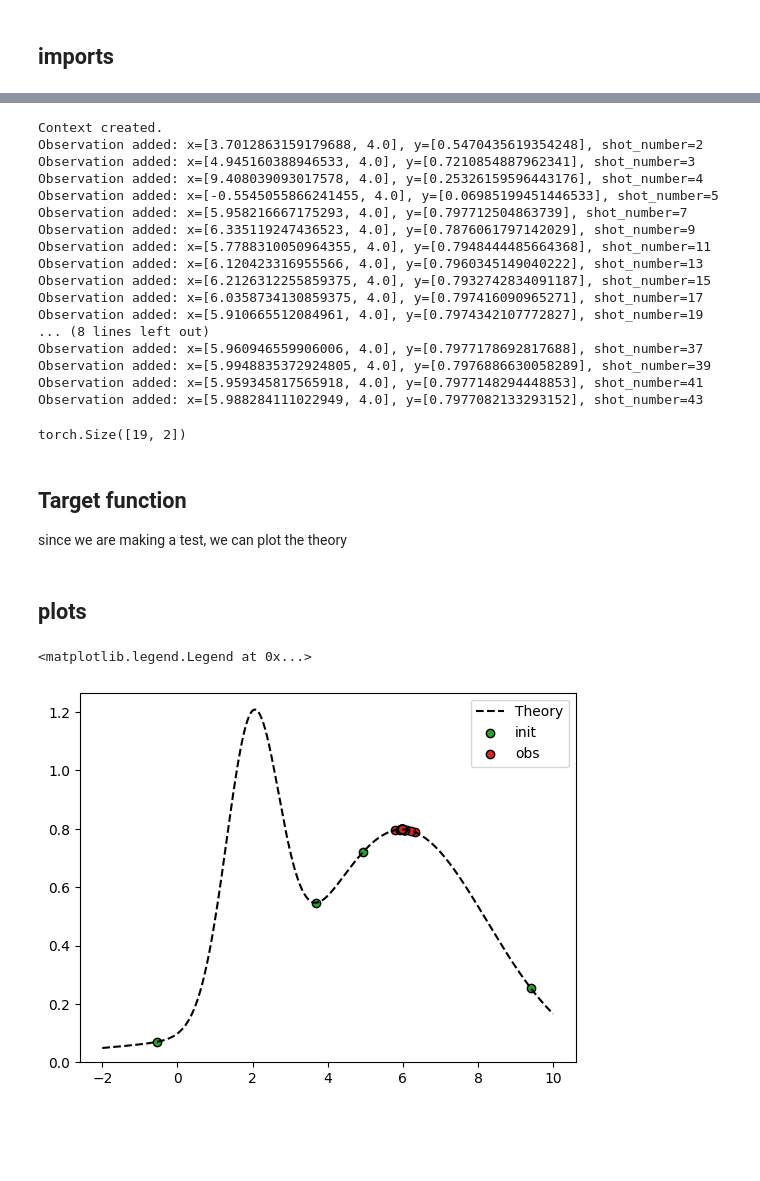
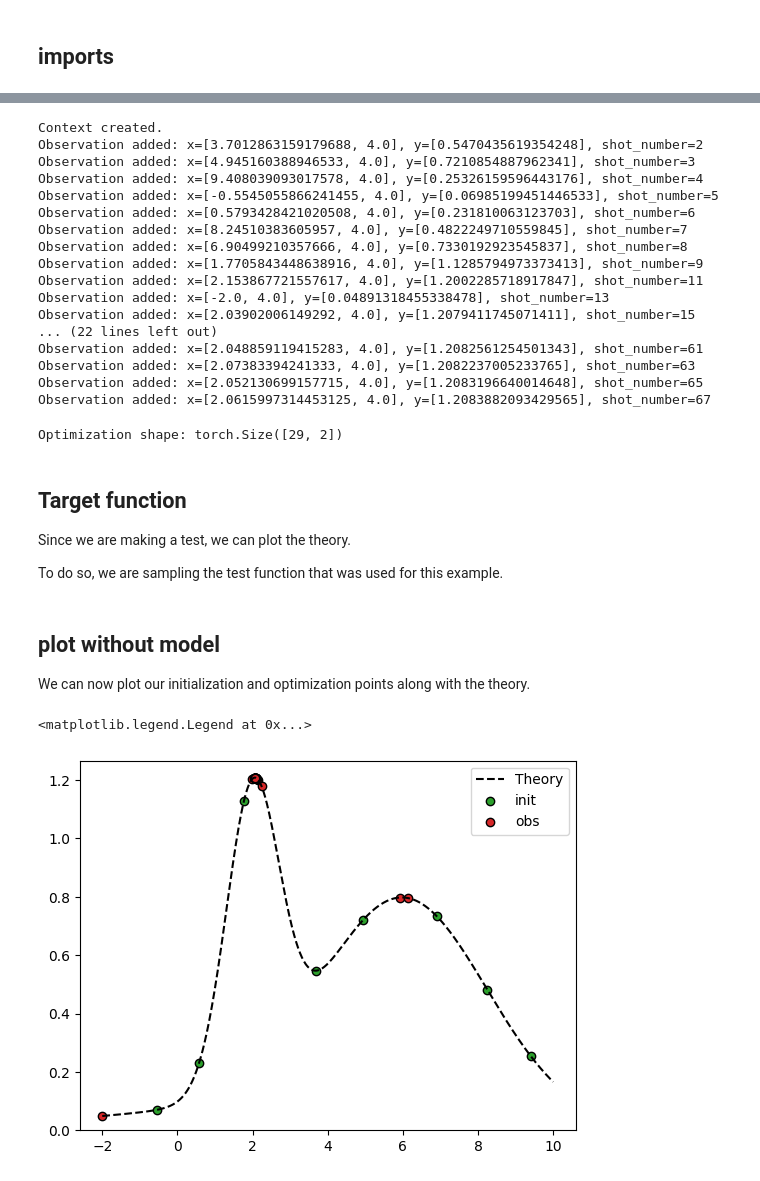
Before and after one commit to SemionTche/laplace_opt, a Jupyter notebook: examples/1i_1o.ipynb, the cells around one changed output, grey strips where cells are left out. Saved outputs shown, nothing was run; the diff lists cells and outputs as text; code cells hidden in the pictures; blank space fills up the shorter version.

```diff
--- a/examples/1i_1o.ipynb
+++ b/examples/1i_1o.ipynb
@@ -60,6 +35,6 @@ Observation added: x=[5.988284111022949, 4.0], y=[0.7977082133293152], shot_numb
 # %%
-folder = "data/model_observations/"
-file = "model_observations_000001.pt"
+folder = "data/1i_1o_not_noisy_working/"
+file = "1d_1o_not_noisy_working.pt"
 
 pa = PostAnalysis(path=folder + file)
 # %% [output]
@@ -90,33 +79,35 @@ torch.Size([4, 2])
 # %%
-ctx_obs = pa.get_context_at_step(step=None)  # None means all steps
+ctx_opt = pa.get_context_at_step(step=None)  # None means all steps, you can also use "pa.get_final_context()"
 # %% [output]
 Context created.
 Observation added: x=[3.7012863159179688, 4.0], y=[0.5470435619354248], shot_number=2
 Observation added: x=[4.945160388946533, 4.0], y=[0.7210854887962341], shot_number=3
 Observation added: x=[9.408039093017578, 4.0], y=[0.25326159596443176], shot_number=4
 Observation added: x=[-0.5545055866241455, 4.0], y=[0.06985199451446533], shot_number=5
-Observation added: x=[5.958216667175293, 4.0], y=[0.797712504863739], shot_number=7
-Observation added: x=[6.335119247436523, 4.0], y=[0.7876061797142029], shot_number=9
-Observation added: x=[5.7788310050964355, 4.0], y=[0.7948444485664368], shot_number=11
-Observation added: x=[6.120423316955566, 4.0], y=[0.7960345149040222], shot_number=13
-Observation added: x=[6.2126312255859375, 4.0], y=[0.7932742834091187], shot_number=15
-Observation added: x=[6.0358734130859375, 4.0], y=[0.797416090965271], shot_number=17
-Observation added: x=[5.910665512084961, 4.0], y=[0.7974342107772827], shot_number=19
-... (8 lines left out)
-Observation added: x=[5.960946559906006, 4.0], y=[0.7977178692817688], shot_number=37
-Observation added: x=[5.9948835372924805, 4.0], y=[0.7976886630058289], shot_number=39
-Observation added: x=[5.959345817565918, 4.0], y=[0.7977148294448853], shot_number=41
-Observation added: x=[5.988284111022949, 4.0], y=[0.7977082133293152], shot_number=43
+Observation added: x=[0.5793428421020508, 4.0], y=[0.231810063123703], shot_number=6
+Observation added: x=[8.24510383605957, 4.0], y=[0.4822249710559845], shot_number=7
+Observation added: x=[6.90499210357666, 4.0], y=[0.7330192923545837], shot_number=8
+Observation added: x=[1.7705843448638916, 4.0], y=[1.1285794973373413], shot_number=9
+Observation added: x=[2.153867721557617, 4.0], y=[1.2002285718917847], shot_number=11
+Observation added: x=[-2.0, 4.0], y=[0.04891318455338478], shot_number=13
+Observation added: x=[2.03902006149292, 4.0], y=[1.2079411745071411], shot_number=15
+... (22 lines left out)
+Observation added: x=[2.048859119415283, 4.0], y=[1.2082561254501343], shot_number=61
+Observation added: x=[2.07383394241333, 4.0], y=[1.2082237005233765], shot_number=63
+Observation added: x=[2.052130699157715, 4.0], y=[1.2083196640014648], shot_number=65
+Observation added: x=[2.0615997314453125, 4.0], y=[1.2083882093429565], shot_number=67
 # %%
-ctx_obs.X_obs.shape  # we have 19 steps of optimization and one step of initialization
+print(f"Optimization shape: {ctx_opt.X_opt.shape}")  # we have 29 steps of optimization and one step of initialization, this is coherent with the metadata (30)
 # %% [output]
-torch.Size([19, 2])
+Optimization shape: torch.Size([29, 2])
 # %% [markdown]
 ## Target function
 
-since we are making a test, we can plot the theory
+Since we are making a test, we can plot the theory.
+
+To do so, we are sampling the test function that was used for this example.
 # %%
-bounds = ctx_obs.bounds
+bounds = ctx_opt.bounds
 
 x1 = torch.linspace(bounds[0, 0], bounds[1, 0], 1000)
 x2 = torch.linspace(bounds[0, 1], bounds[1, 1], 1)
@@ -124,24 +115,26 @@ x2 = torch.linspace(bounds[0, 1], bounds[1, 1], 1)
 X1, X2 = torch.meshgrid(x1, x2, indexing="ij")
 
 obj = target_function(X1, X2)
-obj1 = obj[:, :, 0]
-obj2 = obj[:, :, 1]
+obj1 = obj[:, :, 0]     # objective we optimized
+obj2 = obj[:, :, 1]     # we did not optimize this objective
 # %% [markdown]
-## plots
+## plot without model
+
+We can now plot our initialization and optimization points along with the theory.
 # %%
 fig, ax1 = plt.subplots(1, 1)
 
 # theory
 ax1.plot(x1, obj1, label="Theory", color="k", ls="--")
 ax1.set_ylim(0)
 
 # init
 ax1.scatter(ctx_init.X_physical[:, 0], ctx_init.Y_physical, label="init", color="tab:green", edgecolor="black")
 ax1.legend()
 
 # obs
-ax1.scatter(ctx_obs.X_obs[:, 0], ctx_obs.Y_obs, label="obs", color="tab:red", edgecolor="black")
+ax1.scatter(ctx_opt.X_opt[:, 0], ctx_opt.Y_opt, label="obs", color="tab:red", edgecolor="black")
 ax1.legend()
 # %% [output]
 <matplotlib.legend.Legend at 0x...>
-[figure, old version]
+[figure, new version]
```
Also changed, not shown: parts of 25 cells of this notebook, 5 other files.
